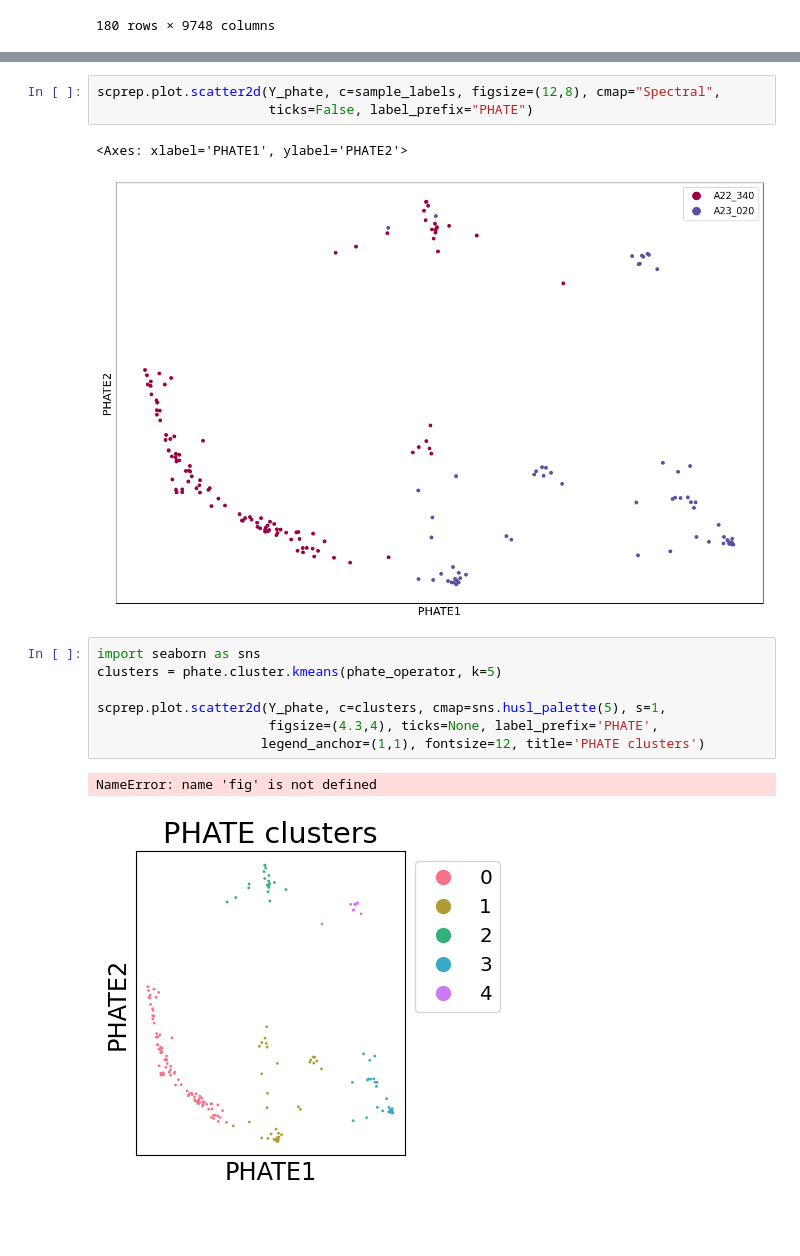
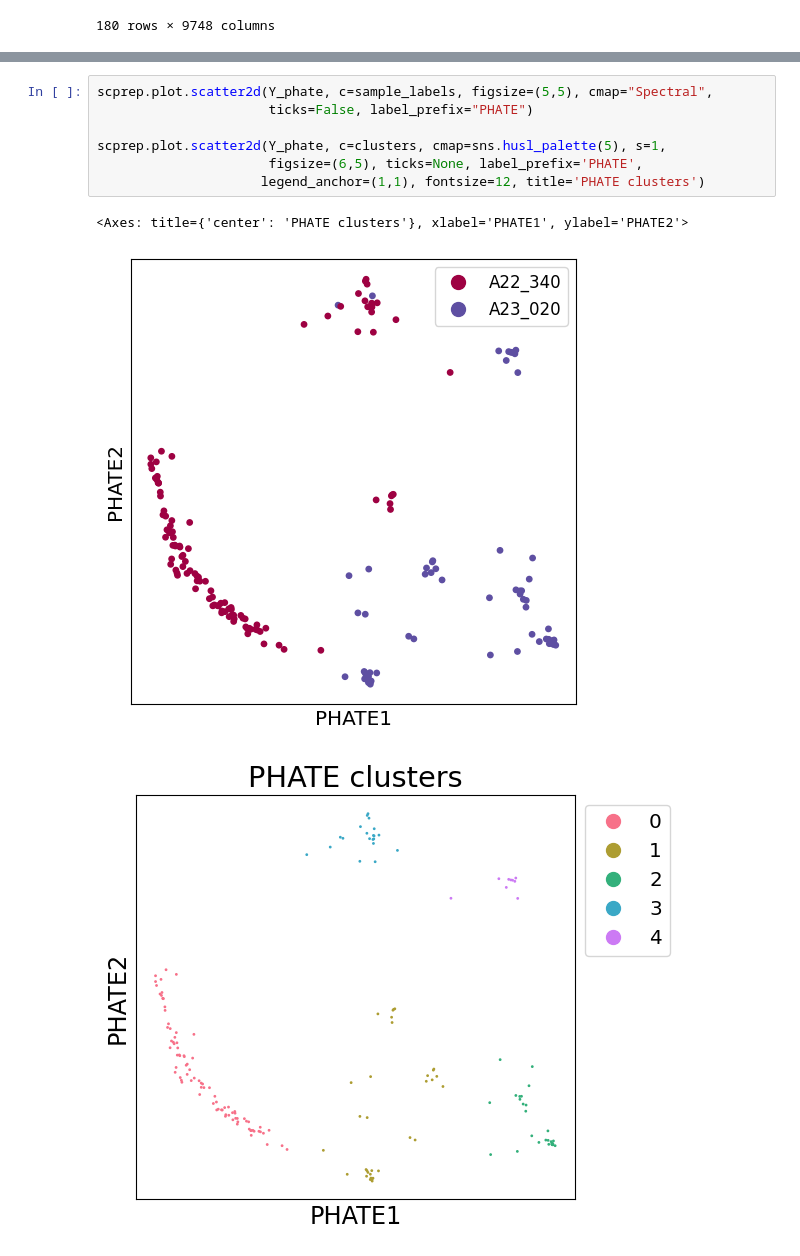
Before and after one commit to ycfni/Aqueous, a Jupyter notebook: src/Aqueous_scprep_PHATE_001.ipynb, the cells around one changed output, grey strips where cells are left out. Cells and saved outputs as stored; diff of their text form; blank space fills up the shorter version.

Commit message:
Notebook with PHATE

```diff
--- a/src/Aqueous_scprep_PHATE_001.ipynb
+++ b/src/Aqueous_scprep_PHATE_001.ipynb
@@ -95,16 +95,11 @@ Calculated PHATE in 2.07 seconds.
-# %%
-scprep.plot.scatter2d(Y_phate, c=sample_labels, figsize=(12,8), cmap="Spectral",
-                      ticks=False, label_prefix="PHATE")
-# %% [output]
-<Axes: xlabel='PHATE1', ylabel='PHATE2'>
-[figure, removed]
 # %%
-import seaborn as sns
-clusters = phate.cluster.kmeans(phate_operator, k=5)
+scprep.plot.scatter2d(Y_phate, c=sample_labels, figsize=(5,5), cmap="Spectral",
+                      ticks=False, label_prefix="PHATE")
 
 scprep.plot.scatter2d(Y_phate, c=clusters, cmap=sns.husl_palette(5), s=1,
-                      figsize=(4.3,4), ticks=None, label_prefix='PHATE',
+                      figsize=(6,5), ticks=None, label_prefix='PHATE',
                      legend_anchor=(1,1), fontsize=12, title='PHATE clusters')
 # %% [output]
-NameError: name 'fig' is not defined
+<Axes: title={'center': 'PHATE clusters'}, xlabel='PHATE1', ylabel='PHATE2'>
-[figure, old version]
+[figure, new version]
+[figure, added]
```
Also changed, not shown: parts of 3 cells of this notebook.
